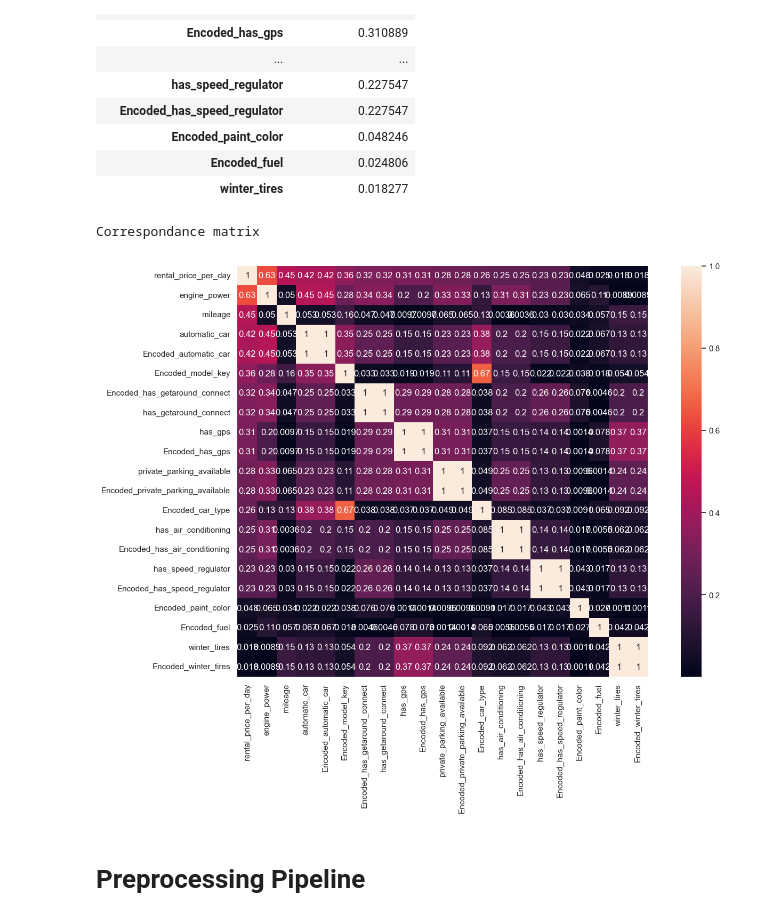
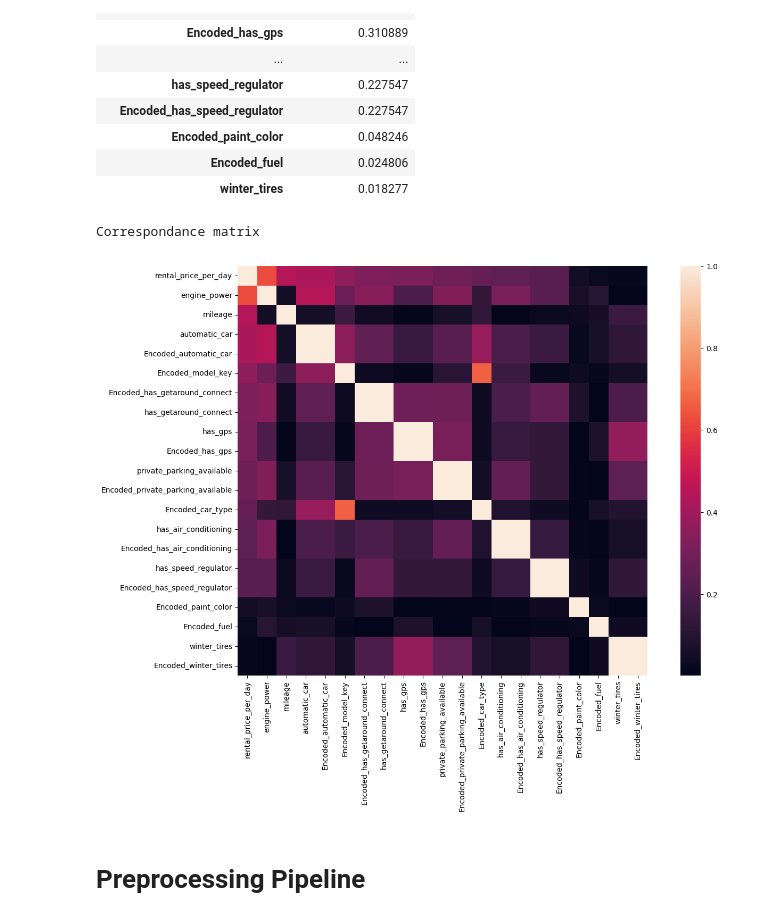
Before and after one commit to hicham-mrani/Block5_Industrialization-of-a-machine-learning-algorithm-and-automation-of-decision-processes, a Jupyter notebook: Machine_Learning.ipynb, the cells around one changed output. Saved outputs shown, nothing was run; the diff lists cells and outputs as text; code cells hidden in the pictures.

```diff
--- a/Machine_Learning.ipynb
+++ b/Machine_Learning.ipynb
@@ -108,12 +108,12 @@ Top features corresponded to rental price per day
 # %%
 print("Correspondance matrix \n")
 key_cols = corr_match.index
 f, ax = plt.subplots(figsize=(16, 10))
-sb.heatmap(df_pricing[key_cols].corr().abs(), square=True, annot=True)
+sb.heatmap(df_pricing[key_cols].corr().abs(), square=True, annot=False) # set annot to True to see values
 plt.show()
 # %% [output]
 Correspondance matrix
-[figure, old version]
+[figure, new version]
 # %% [markdown]
 # Preprocessing Pipeline
 # %% [markdown]
```
Also changed, not shown: parts of 12 cells of this notebook.
